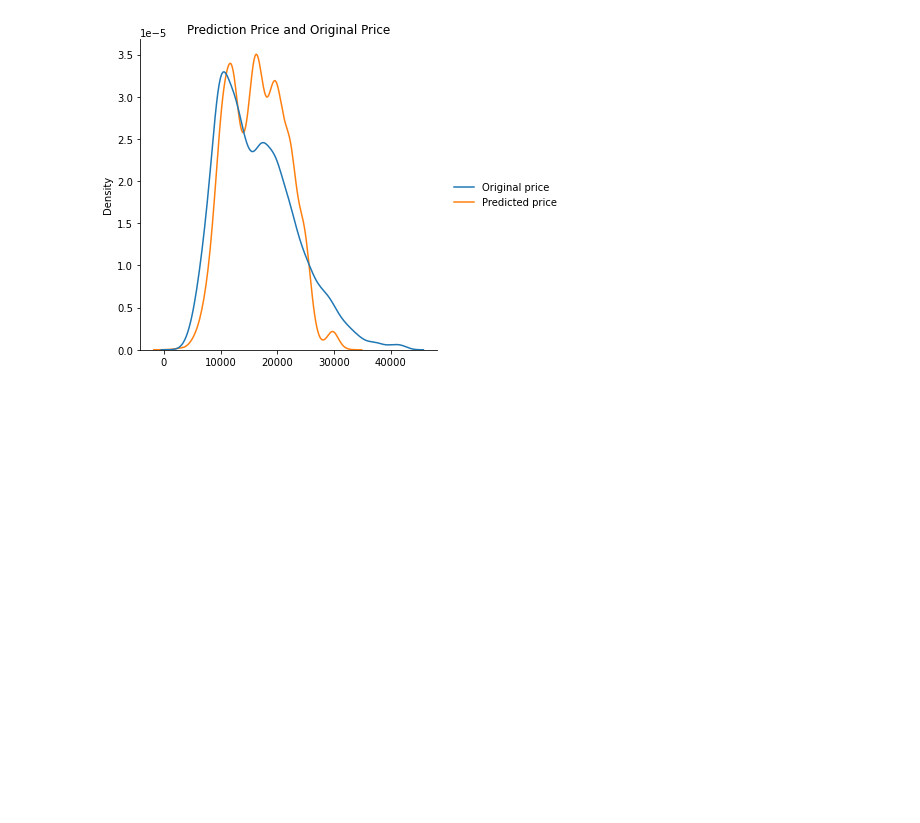
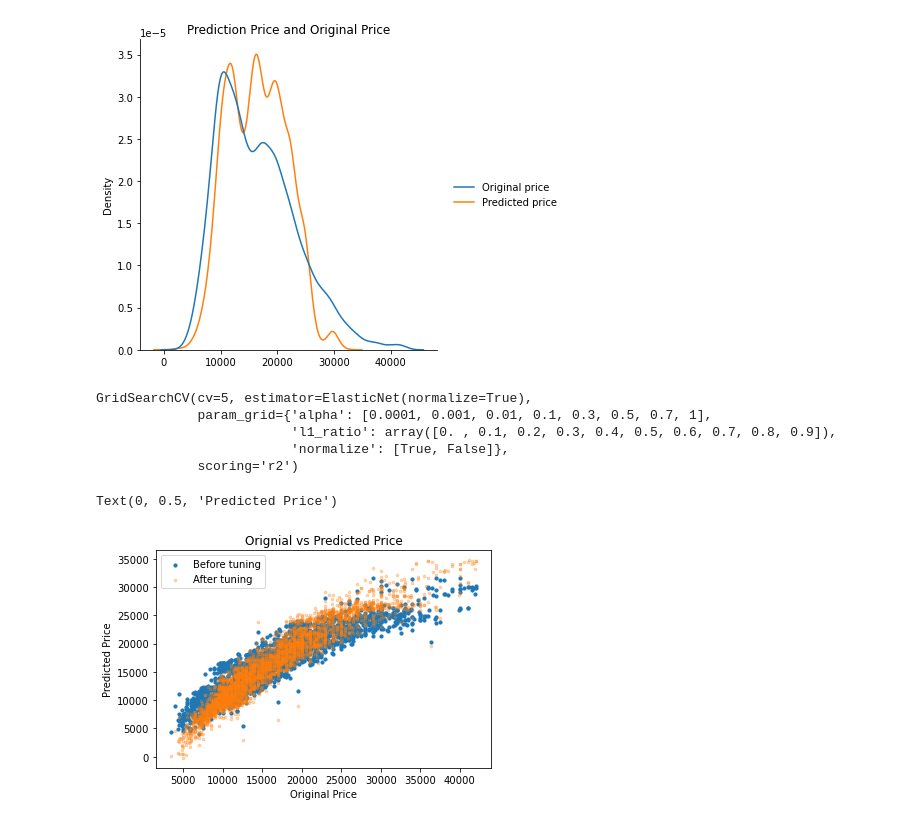
Before and after one commit to kai2128/DM_Assignment, a Jupyter notebook: algorithm/ElasticNet.ipynb, the cells around one changed output. Saved outputs shown, nothing was run; the diff lists cells and outputs as text; code cells hidden in the pictures; blank space fills up the shorter version.

```diff
--- a/algorithm/ElasticNet.ipynb
+++ b/algorithm/ElasticNet.ipynb
@@ -31,0 +39,35 @@ from sklearn.grid_search import GridSearchCV
+# %%
+from sklearn.model_selection import GridSearchCV, cross_val_score
+import numpy as np
+import pandas as pd
+parameters={
+    'alpha':[0.0001, 0.001, 0.01, 0.1, 0.3, 0.5, 0.7, 1],
+    'l1_ratio':np.arange(0.0,1.0,0.1),
+    'normalize':[True, False]
+}
+# %%
+tuned_en = GridSearchCV(en, parameters,scoring='r2',cv=5)
+tuned_en.fit(X_train, y_train)
+# %% [output]
+GridSearchCV(cv=5, estimator=ElasticNet(normalize=True),
+             param_grid={'alpha': [0.0001, 0.001, 0.01, 0.1, 0.3, 0.5, 0.7, 1],
+                         'l1_ratio': array([0. , 0.1, 0.2, 0.3, 0.4, 0.5, 0.6, 0.7, 0.8, 0.9]),
+                         'normalize': [True, False]},
+             scoring='r2')
+# %%
+import matplotlib.pyplot as plt
+y_predict = en.predict(X_test)
+df = pd.DataFrame({'Original price':y_test, 'Predicted price':y_predict})
+plt.scatter(df['Original price'], df['Predicted price'],s=10)
+
+y_predict = tuned_en.predict(X_test)
+df = pd.DataFrame({'Original price':y_test, 'Predicted price':y_predict})
+plt.scatter(df['Original price'], df['Predicted price'],alpha=0.3,s=7)
+
+plt.title('Orignial vs Predicted Price')
+plt.legend(['Before tuning', 'After tuning'])
+plt.xlabel('Original Price')
+plt.ylabel('Predicted Price')
+# %% [output]
+Text(0, 0.5, 'Predicted Price')
+[figure, added]
```
Also changed, not shown: parts of 10 cells of this notebook, 1 other file.
